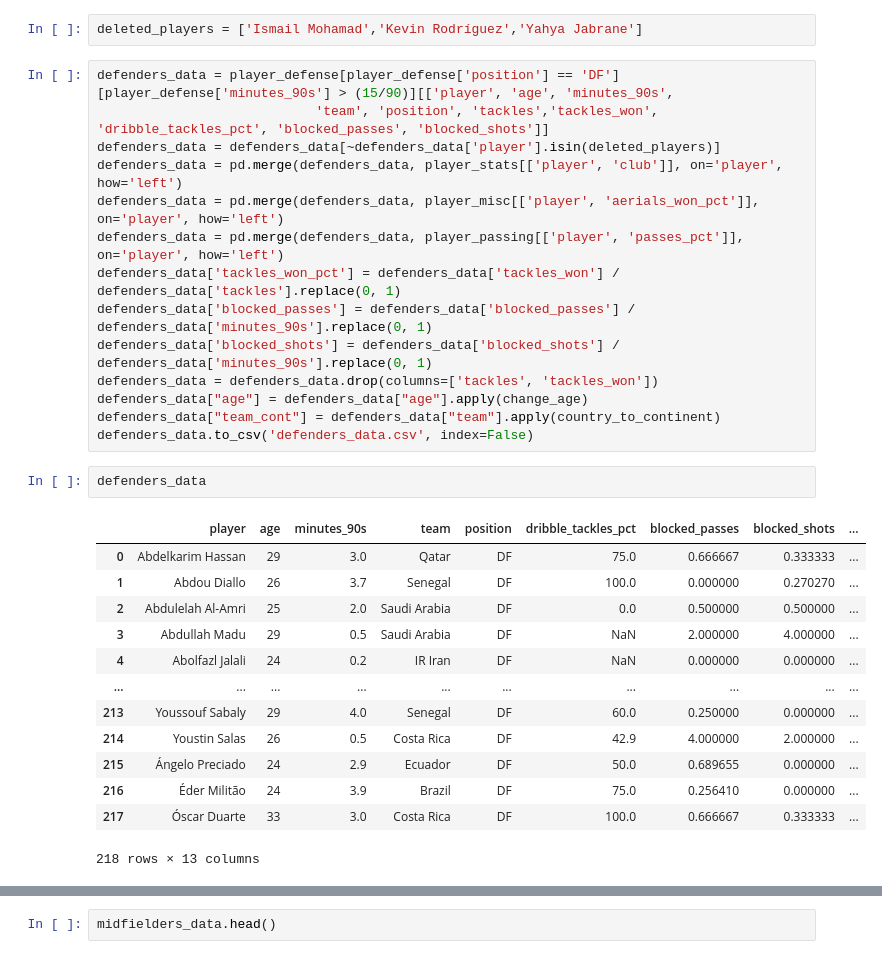
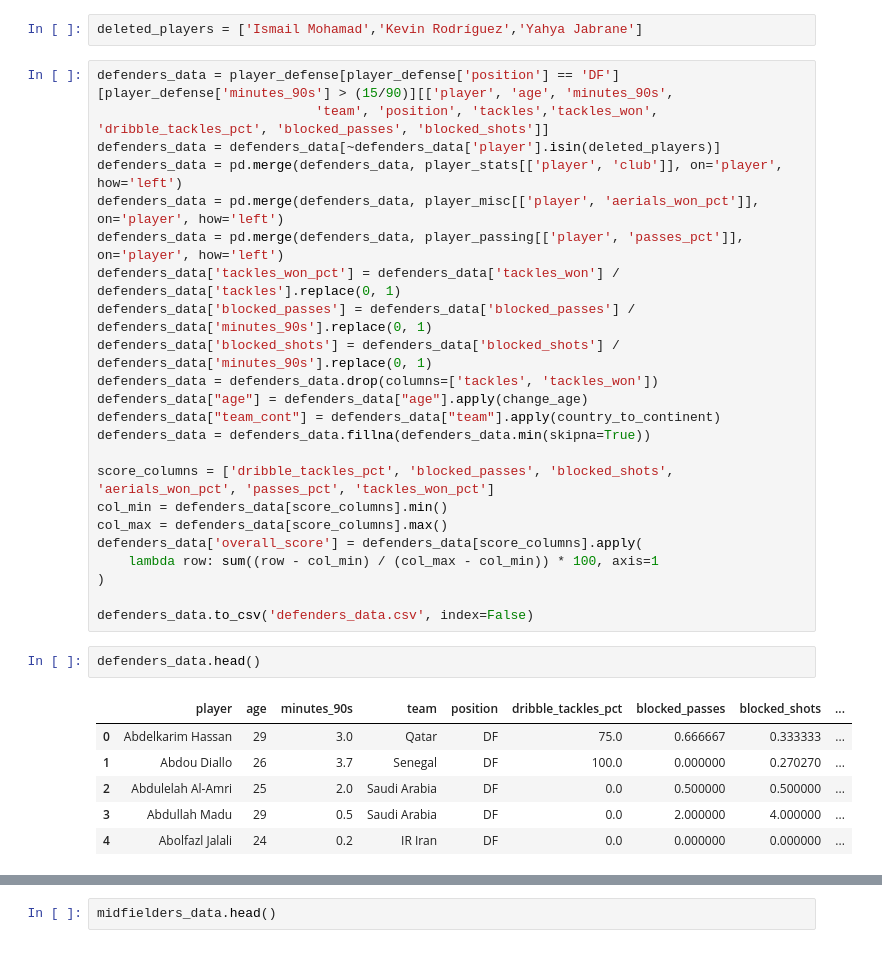
Before and after one commit to luca-mainardi/ScoutBall, a Jupyter notebook: data_create.ipynb, the cells around one changed output, grey strips where cells are left out. Drawn from its saved outputs; the diff is of its cells as text.

Commit message:
overall score + fillna(min)

```diff
--- a/data_create.ipynb
+++ b/data_create.ipynb
@@ -104,23 +104,25 @@ defenders_data['blocked_shots'] = defenders_data['blocked_shots'] / defenders_da
 defenders_data = defenders_data.drop(columns=['tackles', 'tackles_won'])
 defenders_data["age"] = defenders_data["age"].apply(change_age)
 defenders_data["team_cont"] = defenders_data["team"].apply(country_to_continent)
+defenders_data = defenders_data.fillna(defenders_data.min(skipna=True))
+
+score_columns = ['dribble_tackles_pct', 'blocked_passes', 'blocked_shots', 'aerials_won_pct', 'passes_pct', 'tackles_won_pct']
+col_min = defenders_data[score_columns].min()
+col_max = defenders_data[score_columns].max()
+defenders_data['overall_score'] = defenders_data[score_columns].apply(
+    lambda row: sum((row - col_min) / (col_max - col_min)) * 100, axis=1
+)
+
 defenders_data.to_csv('defenders_data.csv', index=False)
 # %%
-defenders_data
+defenders_data.head()
 # %% [output]
 |  | player | age | minutes_90s | team | position | dribble_tackles_pct | blocked_passes | blocked_shots | ... |
 | 0 | Abdelkarim Hassan | 29 | 3.0 | Qatar | DF | 75.0 | 0.666667 | 0.333333 | ... |
 | 1 | Abdou Diallo | 26 | 3.7 | Senegal | DF | 100.0 | 0.000000 | 0.270270 | ... |
 | 2 | Abdulelah Al-Amri | 25 | 2.0 | Saudi Arabia | DF | 0.0 | 0.500000 | 0.500000 | ... |
-| 3 | Abdullah Madu | 29 | 0.5 | Saudi Arabia | DF | NaN | 2.000000 | 4.000000 | ... |
-| 4 | Abolfazl Jalali | 24 | 0.2 | IR Iran | DF | NaN | 0.000000 | 0.000000 | ... |
-| ... | ... | ... | ... | ... | ... | ... | ... | ... | ... |
-| 213 | Youssouf Sabaly | 29 | 4.0 | Senegal | DF | 60.0 | 0.250000 | 0.000000 | ... |
-| 214 | Youstin Salas | 26 | 0.5 | Costa Rica | DF | 42.9 | 4.000000 | 2.000000 | ... |
-| 215 | Ángelo Preciado | 24 | 2.9 | Ecuador | DF | 50.0 | 0.689655 | 0.000000 | ... |
-| 216 | Éder Militão | 24 | 3.9 | Brazil | DF | 75.0 | 0.256410 | 0.000000 | ... |
-| 217 | Óscar Duarte | 33 | 3.0 | Costa Rica | DF | 100.0 | 0.666667 | 0.333333 | ... |
+| 3 | Abdullah Madu | 29 | 0.5 | Saudi Arabia | DF | 0.0 | 2.000000 | 4.000000 | ... |
+| 4 | Abolfazl Jalali | 24 | 0.2 | IR Iran | DF | 0.0 | 0.000000 | 0.000000 | ... |
-218 rows × 13 columns
 # %%
 midfielders_data = player_defense[player_defense['position'] == 'FW'][player_defense['minutes_90s'] > (50/90)][['player', 'age',
                                                          'minutes_90s', 'team', 'position', 'tackles', 'tackles_won', 'interceptions']]
```
Also changed, not shown: parts of 3 cells of this notebook.
